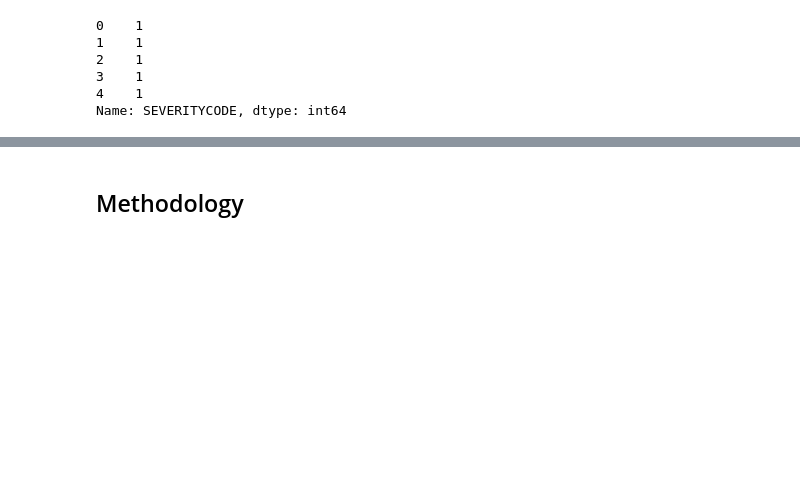
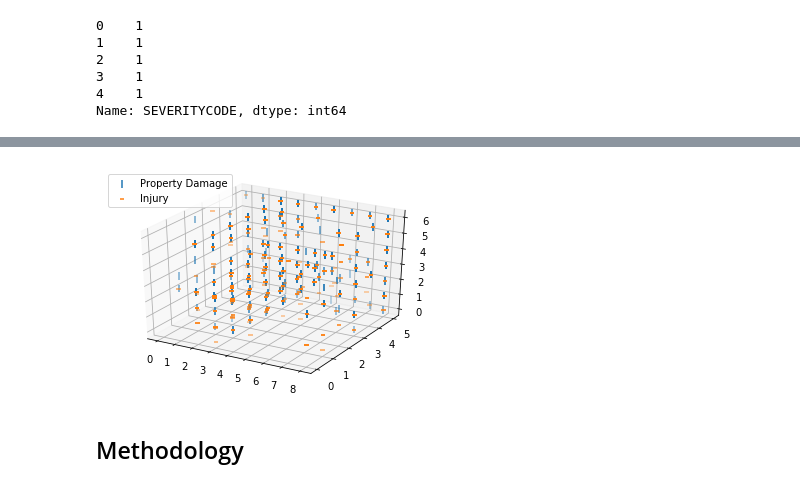
Before and after one commit to corduroy24/Coursera_Capstone, a Jupyter notebook: Coursera_Capstone.ipynb, the cells around one changed output, grey strips where cells are left out. Saved outputs shown, nothing was run; the diff lists cells and outputs as text; code cells hidden in the pictures; blank space fills up the shorter version.

```diff
--- a/Coursera_Capstone.ipynb
+++ b/Coursera_Capstone.ipynb
@@ -400,3 +398,6 @@ y[0:5]
 3    1
 4    1
 Name: SEVERITYCODE, dtype: int64
+# %%
+df_graph = df.copy()
+df_graph.head()
@@ -402,0 +411,14 @@ Name: SEVERITYCODE, dtype: int64
+# %%
+cleanup_nums = {"WEATHER": {'Partly Cloudy':0, 'Sleet/Hail/Freezing Rain':1,
+                            'Clear':2,'Overcast':3, 'Snowing':4,
+                            'Fog/Smog/Smoke':5,'Severe Crosswind':6,
+                            'Blowing Sand/Dirt':7, 'Raining':8},
+                "LIGHTCOND":  {'Dusk':0, 'Dawn':1, 'Dark - No Street Lights':2,
+                               'Dark - Street Lights On':3,
+                               'Dark - Street Lights Off':4, 'Daylight':5},
+                "ROADCOND":  {'Sand/Mud/Dirt':0, 'Snow/Slush':1,
+                              'Ice':2, 'Wet':3, 'Standing Water':4,
+                              'Oil':5, 'Dry':6}}
+# %%
+df_graph.replace(cleanup_nums, inplace=True)
+df_graph.head()
@@ -403,3 +432,27 @@ Name: SEVERITYCODE, dtype: int64
+# %%
+from mpl_toolkits.mplot3d import Axes3D
+fig = plt.figure()
+ax = fig.add_subplot(111, projection='3d')
+
+#     # X = feature values, all the columns except the last column
+#     X = df.iloc[:, :-1]
+
+#     # y = target values, last column of the data frame
+#     y = df.iloc[:, -1]
+
+    # filter out the applicants that got admitted
+injury = df_graph[df_graph['SEVERITYCODE'] == 1]
+
+    # filter out the applicants that din't get admission
+property_damage = df_graph[df_graph['SEVERITYCODE'] == 2]
+
+    # plots
+ax.scatter(property_damage.iloc[:, 1], property_damage.iloc[:, 2], property_damage.iloc[:, 3] , s= 60,label='Property Damage', marker = '|')
+ax.scatter(injury.iloc[:, 1], injury.iloc[:, 2],injury.iloc[:, 3], label='Injury', marker = '_')
+plt.legend()
+plt.show()
+# %% [output]
+[figure, added]
 # %% [markdown]
 ## Methodology <a name="methodology"></a>
 # %% [markdown]
```
Also changed, not shown: parts of 26 cells of this notebook, 3 other files.
